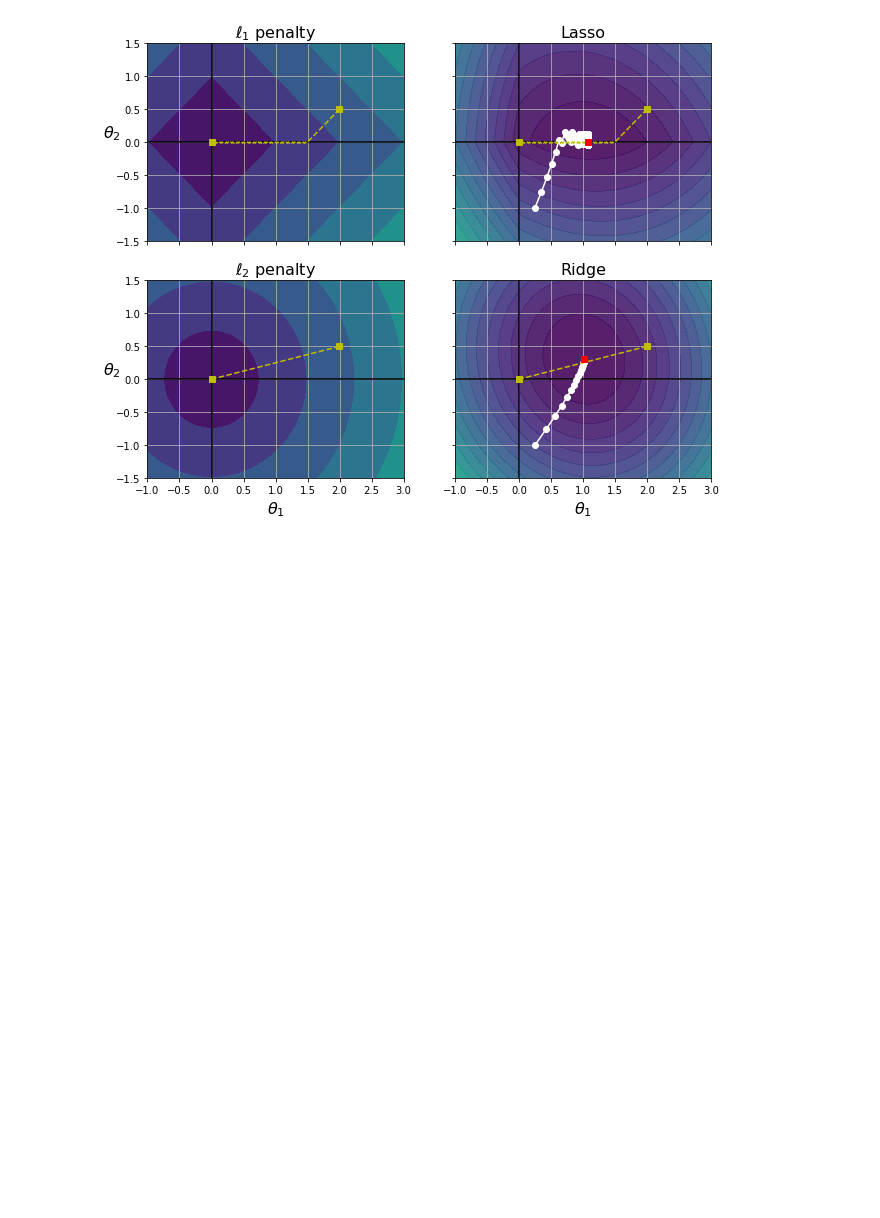
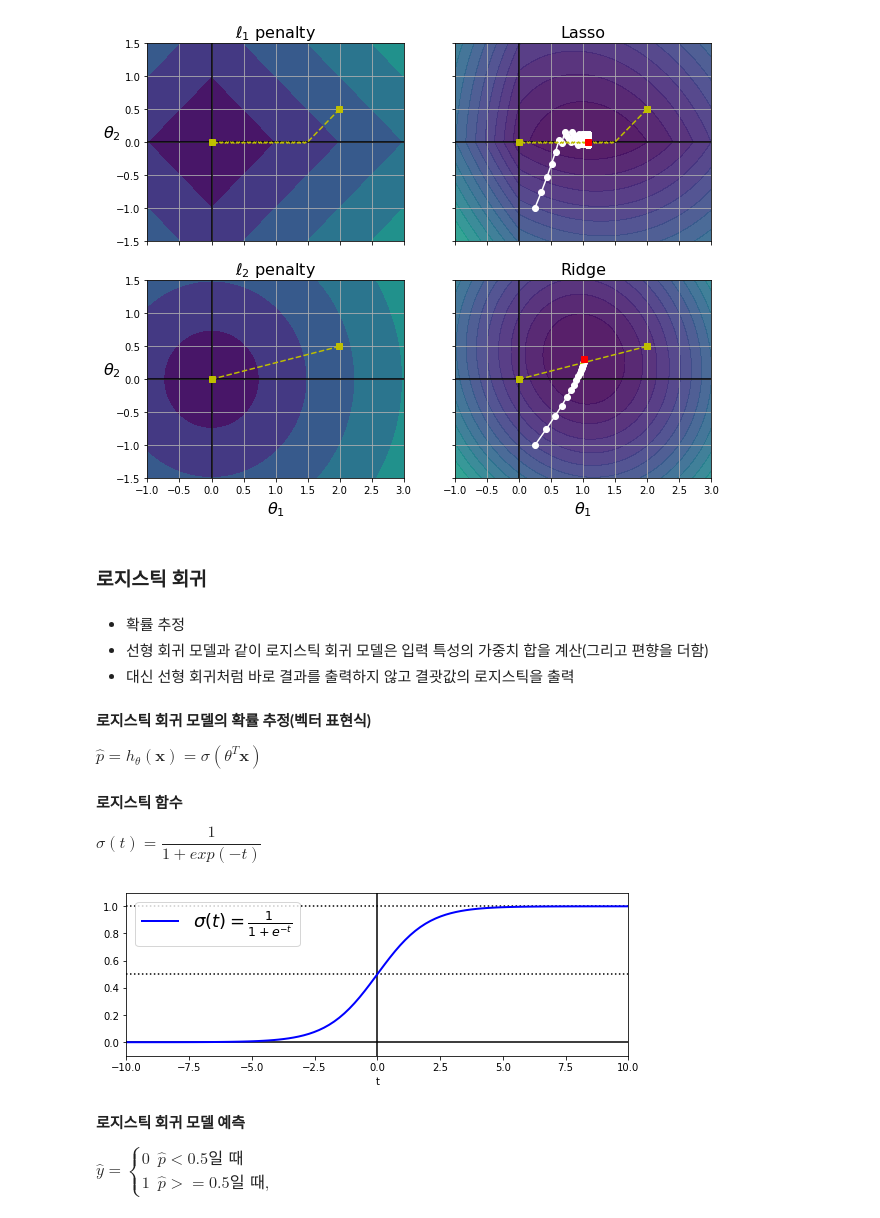
Before and after one commit to mg4432/HandsOn-ML, a Jupyter notebook: Model_training.ipynb, the cells around one changed output. Cells and saved outputs as stored; diff of their text form; code cells hidden in the pictures; blank space fills up the shorter version.

```diff
--- a/Model_training.ipynb
+++ b/Model_training.ipynb
@@ -782,3 +784,47 @@ plt.savefig("lasso_vs_ridge_plot")
 plt.show()
 # %% [output]
 [figure]
+# %% [markdown]
+### 로지스틱 회귀
+# %% [markdown]
+- 확률 추정
+ - 선형 회귀 모델과 같이 로지스틱 회귀 모델은 입력 특성의 가중치 합을 계산(그리고 편향을 더함)
+ - 대신 선형 회귀처럼 바로 결과를 출력하지 않고 결괏값의 로지스틱을 출력
+# %% [markdown]
+**로지스틱 회귀 모델의 확률 추정(벡터 표현식)**
+
+$
+\hat{p} = h_\theta(\boldsymbol{x}) = \sigma(\theta^{T}\boldsymbol{x})
+$
+# %% [markdown]
+**로지스틱 함수**
+
+$
+\sigma(t) = \dfrac{1}{1+exp(-t)}
+$
+# %%
+t = np.linspace(-10,10,100)
+sig = 1 / (1 + np.exp(-t))
+plt.figure(figsize = (9,3))
+plt.plot([-10,10],[0,0],'k-')
+plt.plot([-10,10],[0.5,0.5],'k:')
+plt.plot([-10,10],[1,1],'k:')
+plt.plot([0,0],[-1.1,1.1],'k-')
+plt.plot(t,sig,'b-', linewidth = 2, label = r"$\sigma(t) = \frac{1}{1+e^{-t}}$")
+plt.xlabel('t')
+plt.legend(loc = 'upper left', fontsize = 18)
+plt.axis([-10,10,-0.1,1.1])
+plt.savefig('logistic_function_plot')
+plt.show()
+# %% [output]
+[figure, added]
+# %% [markdown]
+**로지스틱 회귀 모델 예측**
+
+$
+\hat{y} =
+\begin{cases}
+  0 & \hat{p}<0.5\text{일 때}\\
+  1 & \hat{p}>=0.5\text{일 때},
+\end{cases}
+$
```
Also changed, not shown: parts of 18 cells of this notebook.
